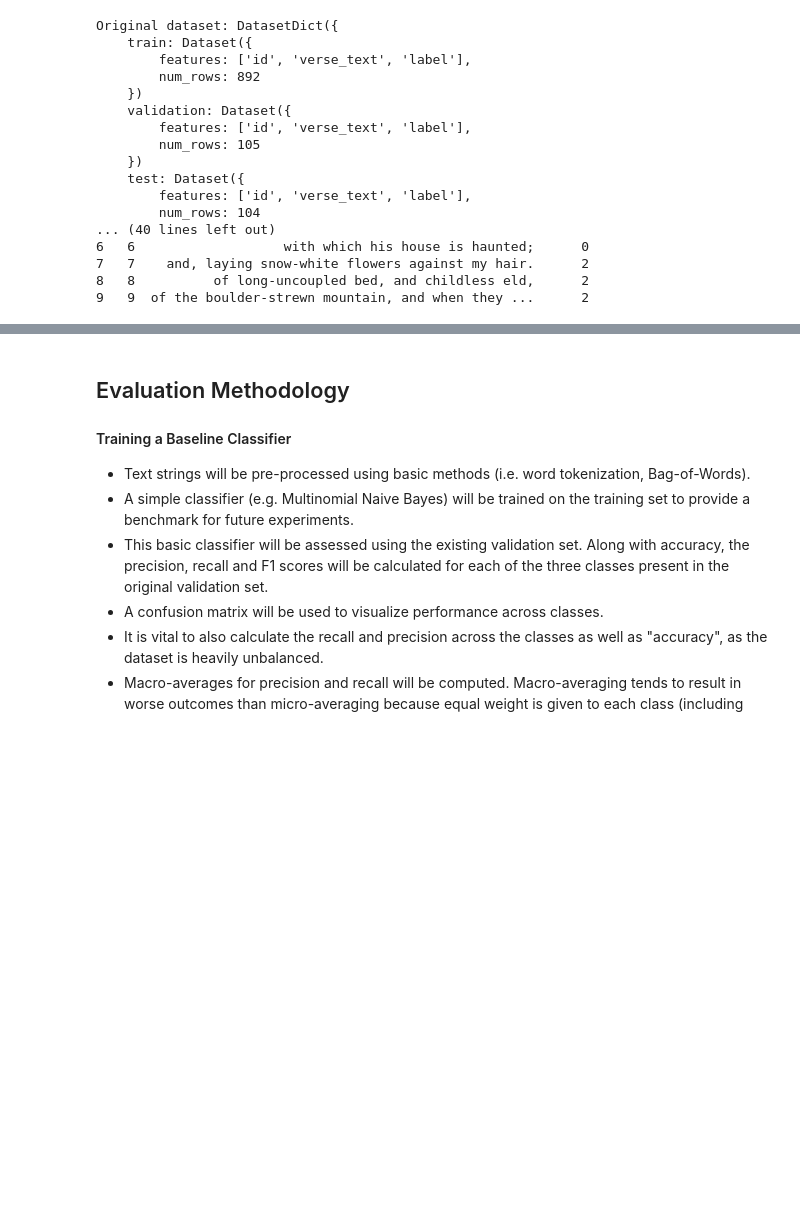
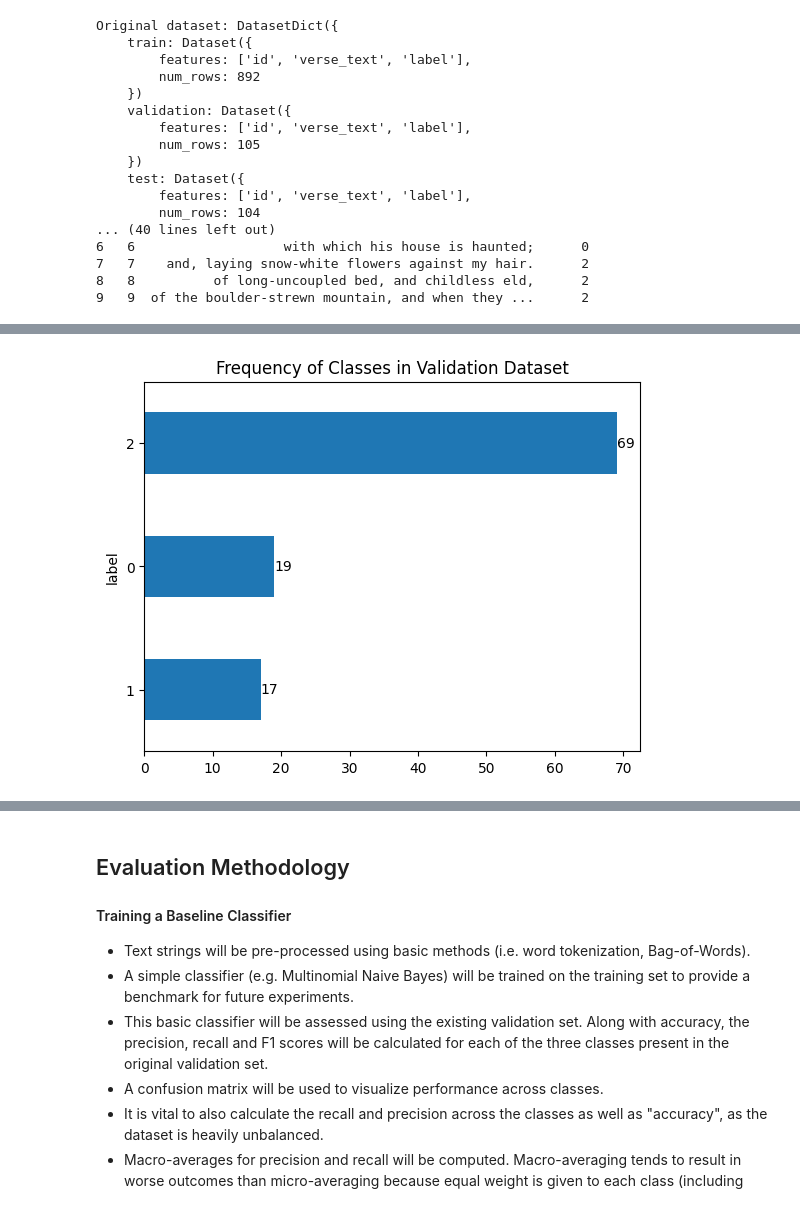
Before and after one commit to nyx500/NLP_Project_on_Poem_Sentiment_Analysis, a Jupyter notebook: NLP_Coursework_Poem_Sentiment_Classification.ipynb, the cells around one changed output, grey strips where cells are left out. Drawn from its saved outputs; the diff is of its cells as text; code cells hidden in the pictures; blank space fills up the shorter version.

```diff
--- a/NLP_Coursework_Poem_Sentiment_Classification.ipynb
+++ b/NLP_Coursework_Poem_Sentiment_Classification.ipynb
@@ -213,0 +207,13 @@ Name: count, dtype: int64
+# %%
+# Visualize class distribution in the validation set
+
+# Get value counts for each label type (0-neg, 1-pos, 2-neutral, 3-mixedSentiment)
+val_class_counts = val_df["label"].value_counts(ascending=True)
+# Plot the label counts on a simple horizontal bar chart
+plot = val_class_counts.plot.barh()
+plt.title("Frequency of Classes in Validation Dataset")
+# Annotate each bar with the counts for that class
+for i, value in enumerate(val_class_counts):
+    plot.text(value, i, str(value), va='center')
+# %% [output]
+[figure, added]
```
Also changed, not shown: parts of 9 cells of this notebook, 10 other files.
